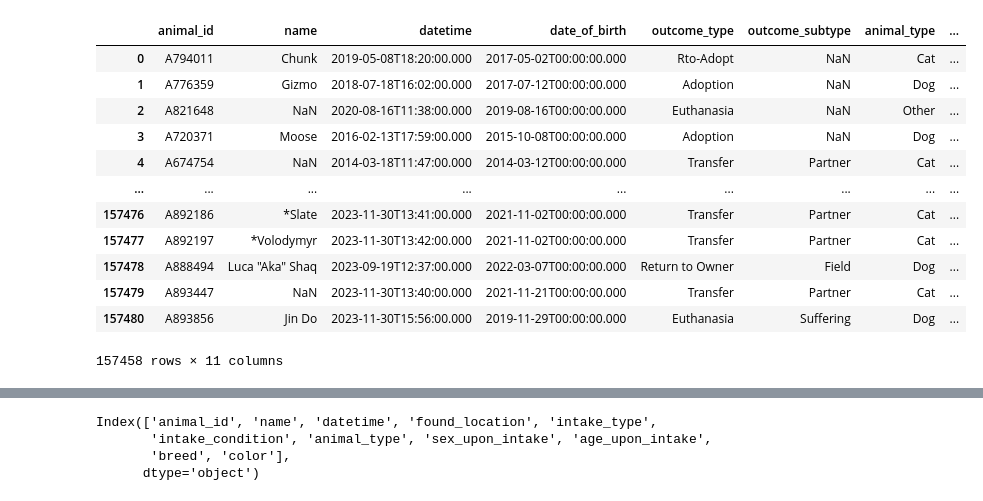
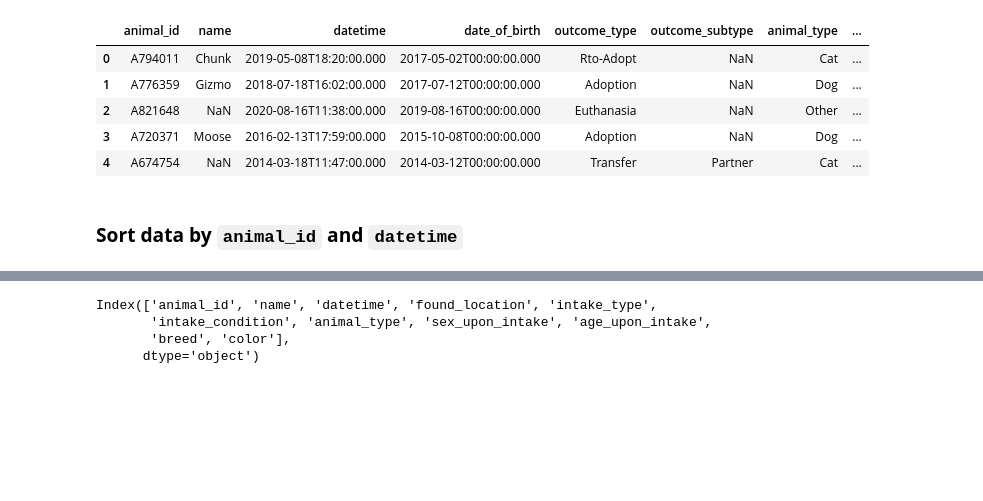
Before and after one commit to Rebekah-Chuang/2023Fall_Projects, a Jupyter notebook: data_cleaning.ipynb, the cells around one changed output, grey strips where cells are left out. Drawn from its saved outputs; the diff is of its cells as text; code cells hidden in the pictures; blank space fills up the shorter version.

```diff
--- a/data_cleaning.ipynb
+++ b/data_cleaning.ipynb
@@ -60,19 +53,14 @@ intake
 # %%
-outcome
+outcome.head()
 # %% [output]
 |  | animal_id | name | datetime | date_of_birth | outcome_type | outcome_subtype | animal_type | ... |
 | 0 | A794011 | Chunk | 2019-05-08T18:20:00.000 | 2017-05-02T00:00:00.000 | Rto-Adopt | NaN | Cat | ... |
 | 1 | A776359 | Gizmo | 2018-07-18T16:02:00.000 | 2017-07-12T00:00:00.000 | Adoption | NaN | Dog | ... |
 | 2 | A821648 | NaN | 2020-08-16T11:38:00.000 | 2019-08-16T00:00:00.000 | Euthanasia | NaN | Other | ... |
 | 3 | A720371 | Moose | 2016-02-13T17:59:00.000 | 2015-10-08T00:00:00.000 | Adoption | NaN | Dog | ... |
 | 4 | A674754 | NaN | 2014-03-18T11:47:00.000 | 2014-03-12T00:00:00.000 | Transfer | Partner | Cat | ... |
-| ... | ... | ... | ... | ... | ... | ... | ... | ... |
-| 157476 | A892186 | *Slate | 2023-11-30T13:41:00.000 | 2021-11-02T00:00:00.000 | Transfer | Partner | Cat | ... |
-| 157477 | A892197 | *Volodymyr | 2023-11-30T13:42:00.000 | 2021-11-02T00:00:00.000 | Transfer | Partner | Cat | ... |
-| 157478 | A888494 | Luca "Aka" Shaq | 2023-09-19T12:37:00.000 | 2022-03-07T00:00:00.000 | Return to Owner | Field | Dog | ... |
-| 157479 | A893447 | NaN | 2023-11-30T13:40:00.000 | 2021-11-21T00:00:00.000 | Transfer | Partner | Cat | ... |
-| 157480 | A893856 | Jin Do | 2023-11-30T15:56:00.000 | 2019-11-29T00:00:00.000 | Euthanasia | Suffering | Dog | ... |
-157458 rows × 11 columns
+# %% [markdown]
+### **Sort data by `animal_id` and `datetime`**
 # %%
 intake = intake.sort_values(by=["animal_id", "datetime"], ascending=True).reset_index(drop=True)
 outcome = outcome.sort_values(by=["animal_id", "datetime"], ascending=True).reset_index(drop=True)
```
Also changed, not shown: parts of 53 cells of this notebook, 1 other file.
